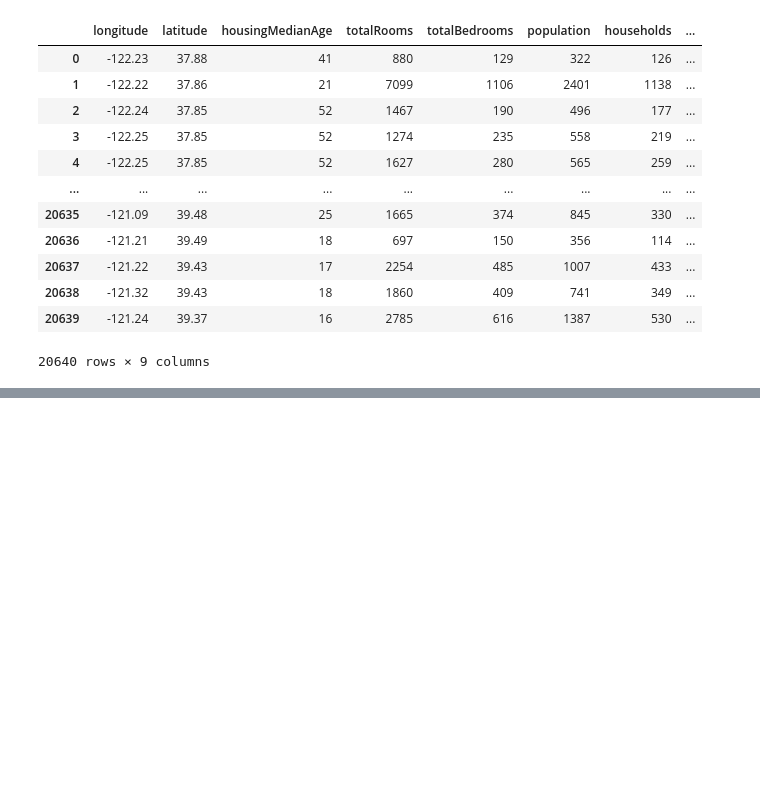
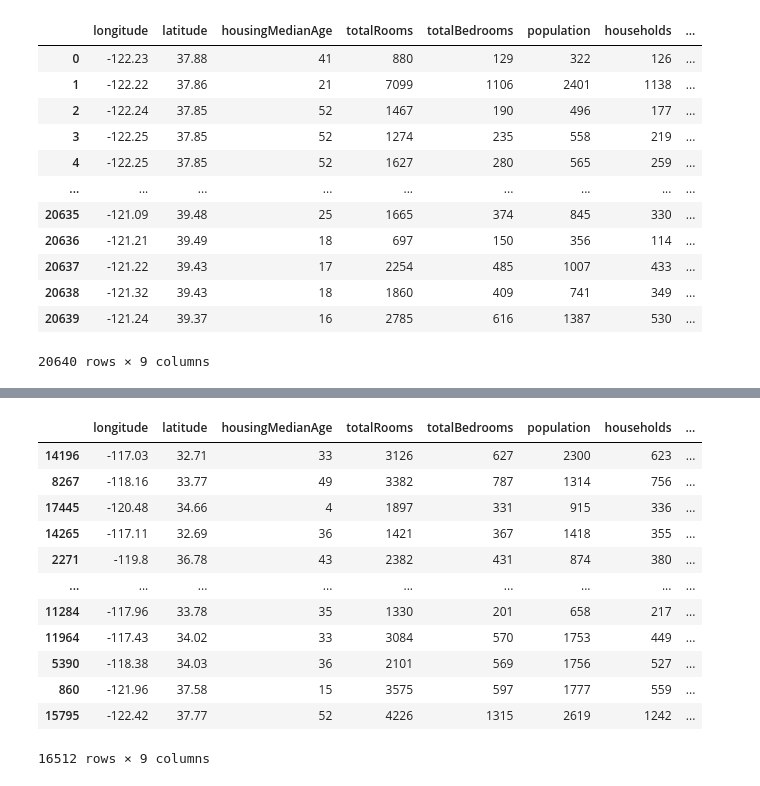
Before and after one commit to Ash-Stat/An-Si-Hyun, a Jupyter notebook: 머신러닝.ipynb, the cells around one changed output, grey strips where cells are left out. Saved outputs shown, nothing was run; the diff lists cells and outputs as text; code cells hidden in the pictures; blank space fills up the shorter version.

```diff
--- a/머신러닝.ipynb
+++ b/머신러닝.ipynb
@@ -112,0 +230,25 @@ sns.displot(housing)
+# %%
+#사이킷런으로 서브셋 나누기
+#train_test_split
+
+#난수 초깃값을 설정할 수 있는 random_state 매개변수가 있다.
+#행의 개수가 같은 여러 개의 데이터셋을 넘겨서 같은 인덱스를 기반으로 나눌 수 있다.
+from sklearn.model_selection import train_test_split
+
+train_set1,test_set1=train_test_split(housing, test_size=0.2, random_state=42)
+# %%
+train_set1
+# %% [output]
+|  | longitude | latitude | housingMedianAge | totalRooms | totalBedrooms | population | households | ... |
+| 14196 | -117.03 | 32.71 | 33 | 3126 | 627 | 2300 | 623 | ... |
+| 8267 | -118.16 | 33.77 | 49 | 3382 | 787 | 1314 | 756 | ... |
+| 17445 | -120.48 | 34.66 | 4 | 1897 | 331 | 915 | 336 | ... |
+| 14265 | -117.11 | 32.69 | 36 | 1421 | 367 | 1418 | 355 | ... |
+| 2271 | -119.8 | 36.78 | 43 | 2382 | 431 | 874 | 380 | ... |
+| ... | ... | ... | ... | ... | ... | ... | ... | ... |
+| 11284 | -117.96 | 33.78 | 35 | 1330 | 201 | 658 | 217 | ... |
+| 11964 | -117.43 | 34.02 | 33 | 3084 | 570 | 1753 | 449 | ... |
+| 5390 | -118.38 | 34.03 | 36 | 2101 | 569 | 1756 | 527 | ... |
+| 860 | -121.96 | 37.58 | 15 | 3575 | 597 | 1777 | 559 | ... |
+| 15795 | -122.42 | 37.77 | 52 | 4226 | 1315 | 2619 | 1242 | ... |
+16512 rows × 9 columns
```
Also changed, not shown: parts of 13 cells of this notebook.
